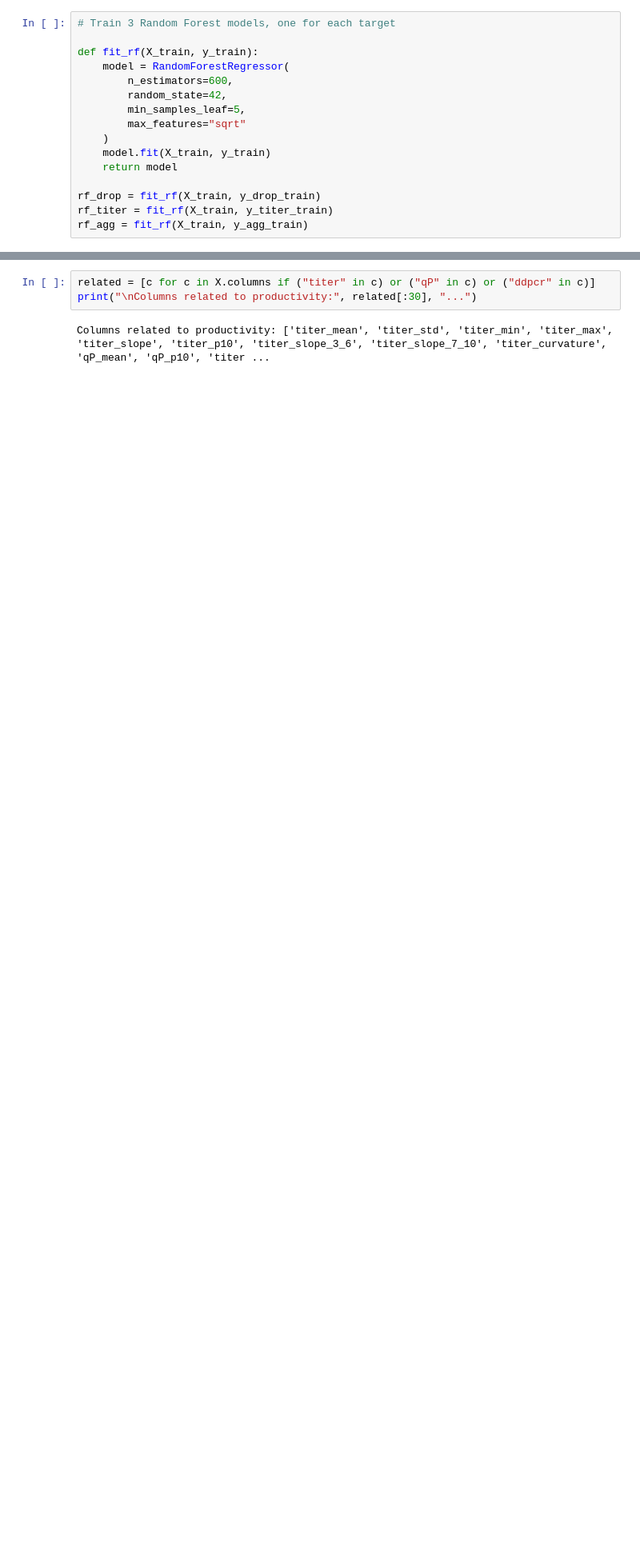
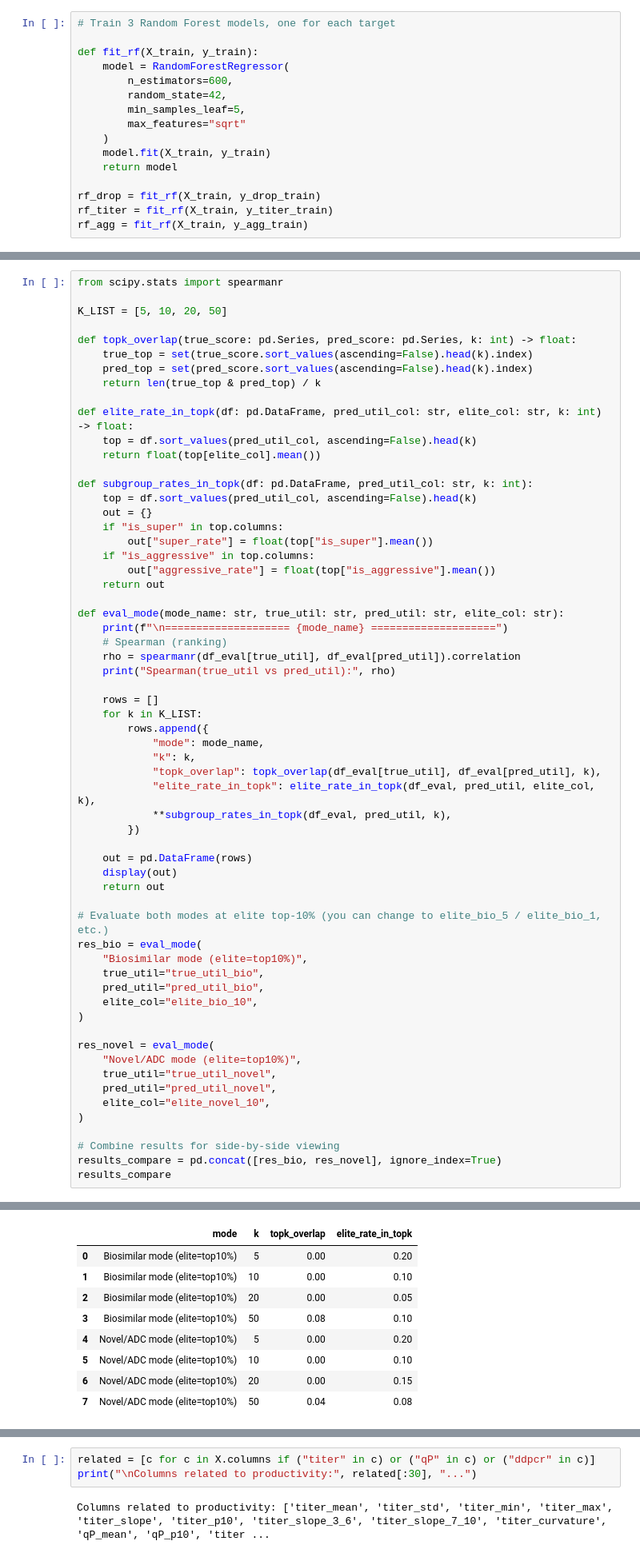
Before and after one commit to Sanghee-L/CLD_ML_PIPELINE, a Jupyter notebook: notebooks/03b_multitarget_models.ipynb, the cells around one changed output, grey strips where cells are left out. Shown at 80% size. Drawn from its saved outputs; the diff is of its cells as text; blank space fills up the shorter version.

```diff
--- a/notebooks/03b_multitarget_models.ipynb
+++ b/notebooks/03b_multitarget_models.ipynb
@@ -229,0 +343,62 @@ Predicted top-50: fraction that are truly top 10% good = 0.080
+# %%
+from scipy.stats import spearmanr
+
+K_LIST = [5, 10, 20, 50]
+
+def topk_overlap(true_score: pd.Series, pred_score: pd.Series, k: int) -> float:
+    true_top = set(true_score.sort_values(ascending=False).head(k).index)
+    pred_top = set(pred_score.sort_values(ascending=False).head(k).index)
+    return len(true_top & pred_top) / k
+
+def elite_rate_in_topk(df: pd.DataFrame, pred_util_col: str, elite_col: str, k: int) -> float:
+    top = df.sort_values(pred_util_col, ascending=False).head(k)
+    return float(top[elite_col].mean())
+
+def subgroup_rates_in_topk(df: pd.DataFrame, pred_util_col: str, k: int):
+    top = df.sort_values(pred_util_col, ascending=False).head(k)
+    out = {}
+    if "is_super" in top.columns:
+        out["super_rate"] = float(top["is_super"].mean())
+    if "is_aggressive" in top.columns:
+        out["aggressive_rate"] = float(top["is_aggressive"].mean())
+    return out
+
+def eval_mode(mode_name: str, true_util: str, pred_util: str, elite_col: str):
+    print(f"\n==================== {mode_name} ====================")
+    # Spearman (ranking)
+    rho = spearmanr(df_eval[true_util], df_eval[pred_util]).correlation
+    print("Spearman(true_util vs pred_util):", rho)
+
+    rows = []
+    for k in K_LIST:
+        rows.append({
+            "mode": mode_name,
+            "k": k,
+            "topk_overlap": topk_overlap(df_eval[true_util], df_eval[pred_util], k),
+            "elite_rate_in_topk": elite_rate_in_topk(df_eval, pred_util, elite_col, k),
+            **subgroup_rates_in_topk(df_eval, pred_util, k),
+        })
+
+    out = pd.DataFrame(rows)
+    display(out)
+    return out
+
+# Evaluate both modes at elite top-10% (you can change to elite_bio_5 / elite_bio_1, etc.)
+res_bio = eval_mode(
+    "Biosimilar mode (elite=top10%)",
+    true_util="true_util_bio",
+    pred_util="pred_util_bio",
+    elite_col="elite_bio_10",
+)
+
+res_novel = eval_mode(
+    "Novel/ADC mode (elite=top10%)",
+    true_util="true_util_novel",
+    pred_util="pred_util_novel",
+    elite_col="elite_novel_10",
+)
+
+# Combine results for side-by-side viewing
+results_compare = pd.concat([res_bio, res_novel], ignore_index=True)
+results_compare
+# %% [output]
@@ -230 +419,10 @@ Predicted top-50: fraction that are truly top 10% good = 0.080
+|  | mode | k | topk_overlap | elite_rate_in_topk |
+| 0 | Biosimilar mode (elite=top10%) | 5 | 0.00 | 0.20 |
+| 1 | Biosimilar mode (elite=top10%) | 10 | 0.00 | 0.10 |
+| 2 | Biosimilar mode (elite=top10%) | 20 | 0.00 | 0.05 |
+| 3 | Biosimilar mode (elite=top10%) | 50 | 0.08 | 0.10 |
+| 4 | Novel/ADC mode (elite=top10%) | 5 | 0.00 | 0.20 |
+| 5 | Novel/ADC mode (elite=top10%) | 10 | 0.00 | 0.10 |
+| 6 | Novel/ADC mode (elite=top10%) | 20 | 0.00 | 0.15 |
+| 7 | Novel/ADC mode (elite=top10%) | 50 | 0.04 | 0.08 |
 # %%
```
Also changed, not shown: parts of 14 cells of this notebook, 4 other files.
